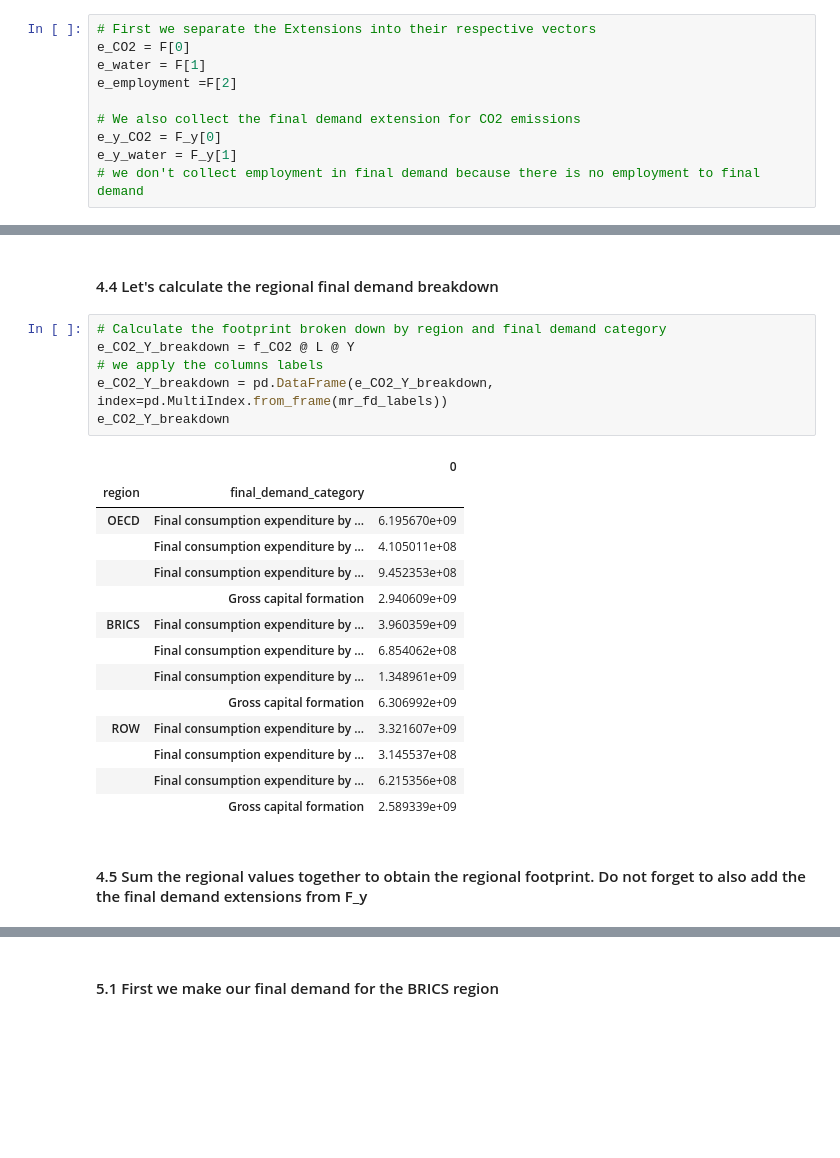
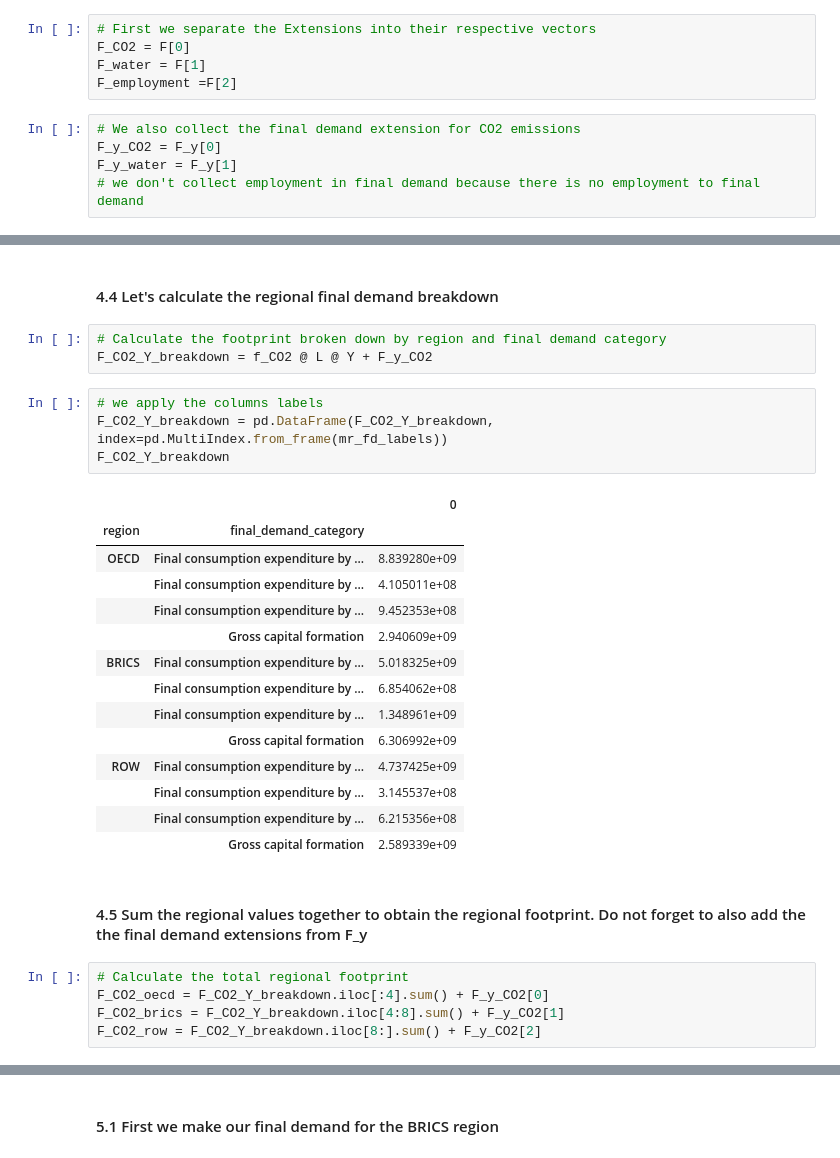
Before and after one commit to CMLPlatform/advanced_EEIO_course_student_version, a Jupyter notebook: national_enviro_footprint/nat_enviro_footprint.ipynb, the cells around one changed output, grey strips where cells are left out. Drawn from its saved outputs; the diff is of its cells as text; blank space fills up the shorter version.

```diff
--- a/national_enviro_footprint/nat_enviro_footprint.ipynb
+++ b/national_enviro_footprint/nat_enviro_footprint.ipynb
@@ -522,15 +543,15 @@ delta_Y_r1_sec3
 ## Exercise 4: Calculate Footprints
 # %% [markdown]
 #### 4.1 Slice extension vectors
+# %%
+# First we separate the Extensions into their respective vectors
+F_CO2 = F[0]
+F_water = F[1]
+F_employment =F[2]
 # %%
-# First we separate the Extensions into their respective vectors
-e_CO2 = F[0]
-e_water = F[1]
-e_employment =F[2]
-
 # We also collect the final demand extension for CO2 emissions
-e_y_CO2 = F_y[0]
-e_y_water = F_y[1]
+F_y_CO2 = F_y[0]
+F_y_water = F_y[1]
 # we don't collect employment in final demand because there is no employment to final demand
 # %% [markdown]
 #### 4.2 Calculate the intensity vector of an extension
@@ -553,25 +574,31 @@ e_CO2_total
 #### 4.4 Let's calculate the regional final demand breakdown
 # %%
 # Calculate the footprint broken down by region and final demand category
-e_CO2_Y_breakdown = f_CO2 @ L @ Y
-# we apply the columns labels
-e_CO2_Y_breakdown = pd.DataFrame(e_CO2_Y_breakdown, index=pd.MultiIndex.from_frame(mr_fd_labels))
-e_CO2_Y_breakdown
+F_CO2_Y_breakdown = f_CO2 @ L @ Y + F_y_CO2
-# %% [output]
-|  |  | 0 |
-| region | final_demand_category |  |
-| OECD | Final consumption expenditure by ... | 6.195670e+09 |
-|  | Final consumption expenditure by ... | 4.105011e+08 |
-|  | Final consumption expenditure by ... | 9.452353e+08 |
-|  | Gross capital formation | 2.940609e+09 |
-| BRICS | Final consumption expenditure by ... | 3.960359e+09 |
-|  | Final consumption expenditure by ... | 6.854062e+08 |
-|  | Final consumption expenditure by ... | 1.348961e+09 |
-|  | Gross capital formation | 6.306992e+09 |
-| ROW | Final consumption expenditure by ... | 3.321607e+09 |
-|  | Final consumption expenditure by ... | 3.145537e+08 |
-|  | Final consumption expenditure by ... | 6.215356e+08 |
-|  | Gross capital formation | 2.589339e+09 |
+# %%
+# we apply the columns labels
+F_CO2_Y_breakdown = pd.DataFrame(F_CO2_Y_breakdown, index=pd.MultiIndex.from_frame(mr_fd_labels))
+F_CO2_Y_breakdown
+# %% [output]
+|  |  | 0 |
+| region | final_demand_category |  |
+| OECD | Final consumption expenditure by ... | 8.839280e+09 |
+|  | Final consumption expenditure by ... | 4.105011e+08 |
+|  | Final consumption expenditure by ... | 9.452353e+08 |
+|  | Gross capital formation | 2.940609e+09 |
+| BRICS | Final consumption expenditure by ... | 5.018325e+09 |
+|  | Final consumption expenditure by ... | 6.854062e+08 |
+|  | Final consumption expenditure by ... | 1.348961e+09 |
+|  | Gross capital formation | 6.306992e+09 |
+| ROW | Final consumption expenditure by ... | 4.737425e+09 |
+|  | Final consumption expenditure by ... | 3.145537e+08 |
+|  | Final consumption expenditure by ... | 6.215356e+08 |
+|  | Gross capital formation | 2.589339e+09 |
 # %% [markdown]
 #### 4.5 Sum the regional values together to obtain the regional footprint. Do not forget to also add the the final demand extensions from F_y
+# %%
+# Calculate the total regional footprint
+F_CO2_oecd = F_CO2_Y_breakdown.iloc[:4].sum() + F_y_CO2[0]
+F_CO2_brics = F_CO2_Y_breakdown.iloc[4:8].sum() + F_y_CO2[1]
+F_CO2_row = F_CO2_Y_breakdown.iloc[8:].sum() + F_y_CO2[2]
 # %%
```
Also changed, not shown: parts of 42 cells of this notebook, 2 other files.
